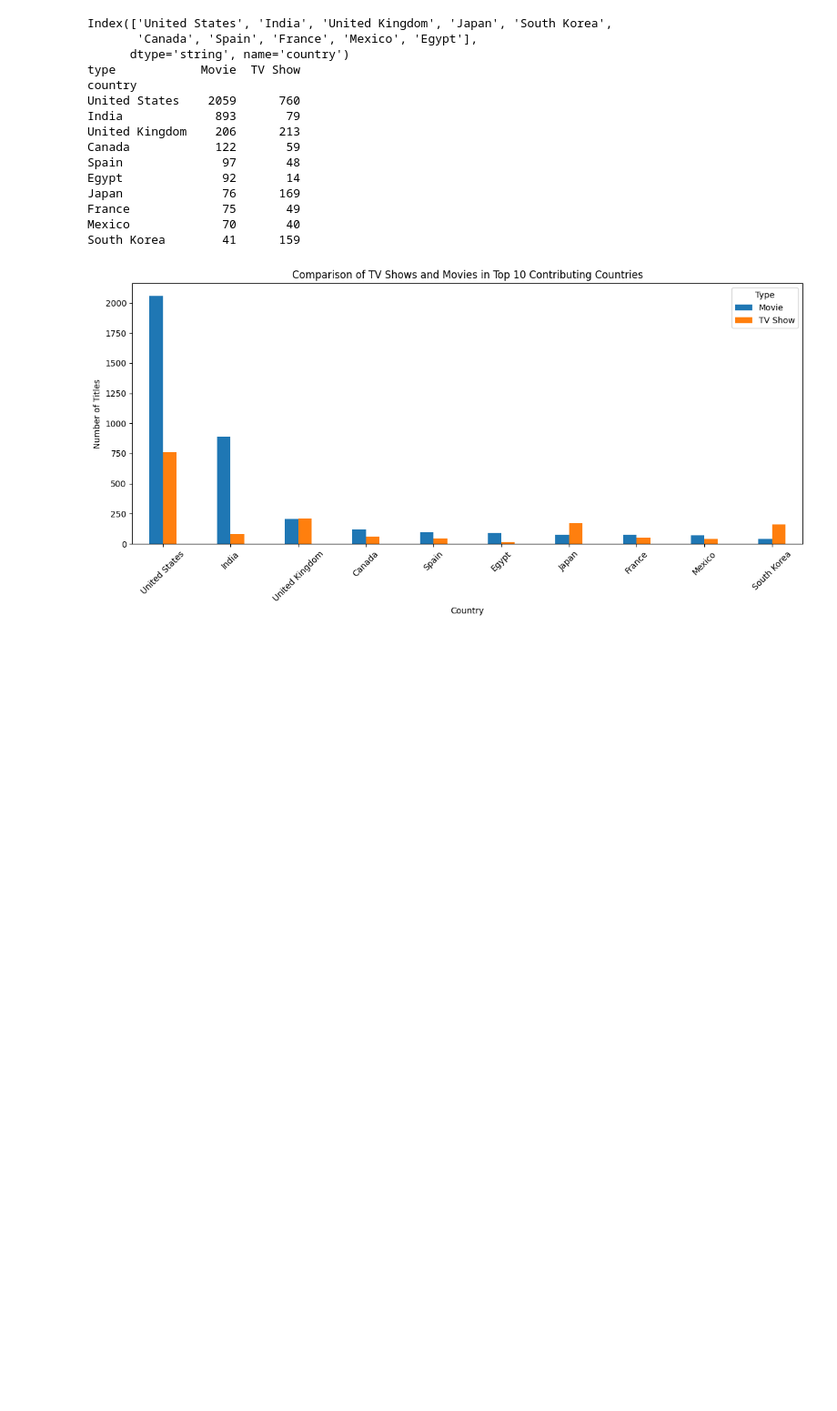
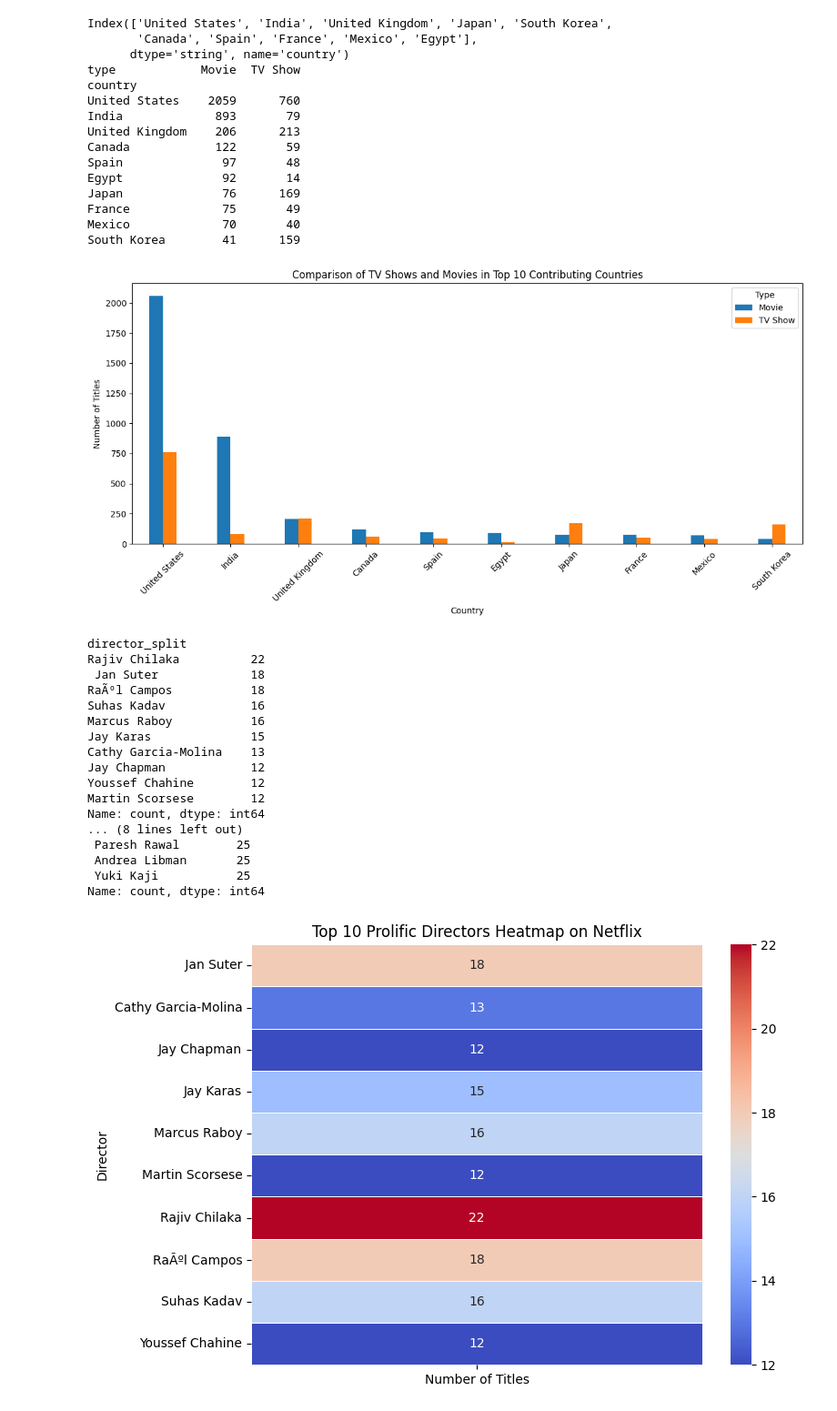
Before and after one commit to lalitha-hari/analysis, a Jupyter notebook: netflix_analysis/analysis.ipynb, the cells around one changed output. Shown: that part at 91% size. Cells and saved outputs as stored; diff of their text form; code cells hidden in the pictures; blank space fills up the shorter version.

```diff
--- a/netflix_analysis/analysis.ipynb
+++ b/netflix_analysis/analysis.ipynb
@@ -277,3 +319,70 @@ France             75       49
 Mexico             70       40
 South Korea        41      159
 [figure]
+# %%
+#Top directors and actors
+# Splitting multiple values in 'director' and 'cast' columns
+df['director_split'] = df['director'].str.split(',')
+df['cast_split'] = df['cast'].str.split(',')
+
+# Exploding the lists into rows for analysis
+directors_exploded = df.explode('director_split')
+actors_exploded = df.explode('cast_split')
+
+# Remove 'Unknown' values
+directors_exploded = directors_exploded[directors_exploded['director_split'].str.strip() != 'Unknown']
+actors_exploded = actors_exploded[actors_exploded['cast_split'].str.strip() != 'Unknown']
+
+# Count top 10 directors
+top_10_directors = directors_exploded['director_split'].value_counts().head(10)
+print(top_10_directors)
+
+# Count top 10 actors
+top_10_actors = actors_exploded['cast_split'].value_counts().head(10)
+print(top_10_actors)
+
+# Importing the wordcloud package
+import seaborn as sns
+
+# Top 10 Directors Heatmap
+directors_data = top_10_directors.sort_values(ascending=False).to_frame().reset_index()
+directors_data.columns = ['Director', 'Number of Titles']
+
+# Create a pivot table for heatmap
+directors_pivot = pd.pivot_table(directors_data, values='Number of Titles', index='Director')
+
+plt.figure(figsize=(8, 6))
+sns.heatmap(directors_pivot, annot=True, cmap='coolwarm', linewidths=.5)
+plt.title('Top 10 Prolific Directors Heatmap on Netflix')
+plt.show()
+
+# Top 10 Actors Heatmap
+actors_data = top_10_actors.sort_values(ascending=False).to_frame().reset_index()
+actors_data.columns = ['Actor', 'Number of Titles']
+
+# Create a pivot table for heatmap
+actors_pivot = pd.pivot_table(actors_data, values='Number of Titles', index='Actor')
+
+plt.figure(figsize=(8, 6))
+sns.heatmap(actors_pivot, annot=True, cmap='coolwarm', linewidths=.5)
+plt.title('Top 10 Prolific Actors Heatmap on Netflix')
+plt.show()
+# %% [output]
+director_split
+Rajiv Chilaka          22
+ Jan Suter             18
+RaÃºl Campos           18
+Suhas Kadav            16
+Marcus Raboy           16
+Jay Karas              15
+Cathy Garcia-Molina    13
+Jay Chapman            12
+Youssef Chahine        12
+Martin Scorsese        12
+Name: count, dtype: int64
+... (8 lines left out)
+ Paresh Rawal        25
+ Andrea Libman       25
+ Yuki Kaji           25
+Name: count, dtype: int64
+[figure, added]
```
Also changed, not shown: parts of 7 cells of this notebook.
